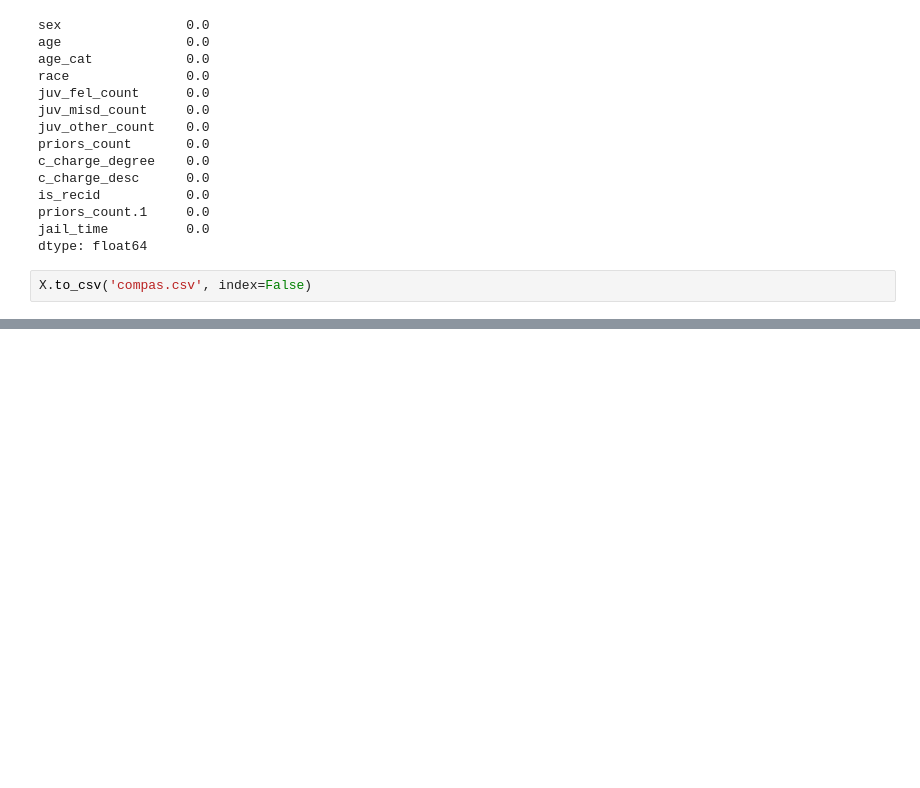
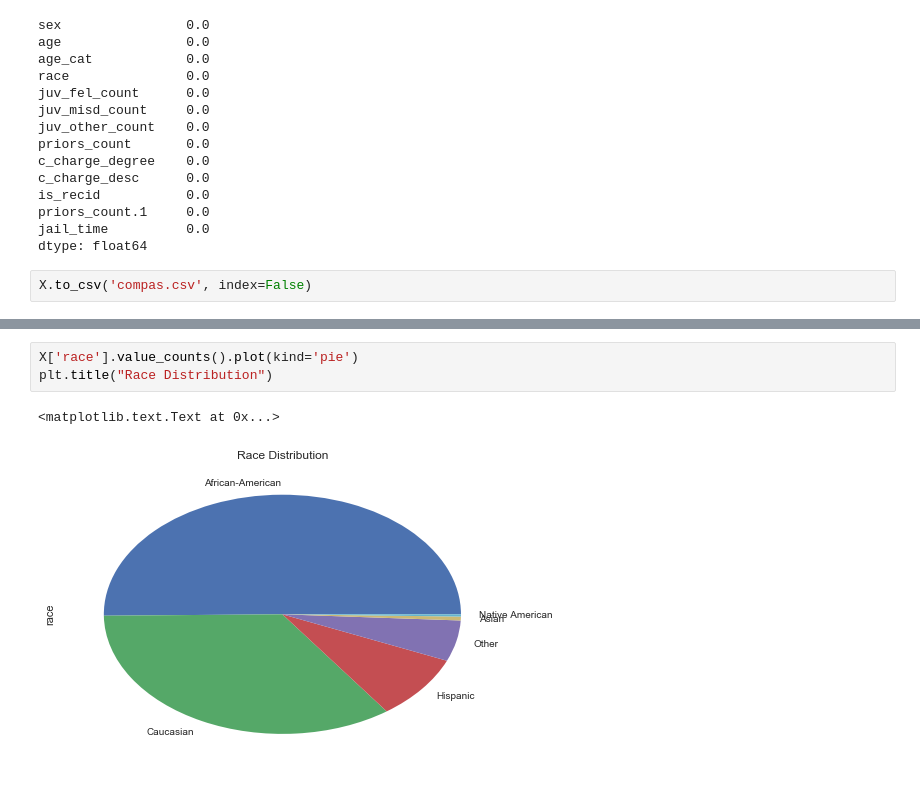
Before and after one commit to jasminecng9999/predicting_recidivism, a Jupyter notebook: COMPAS_visualization.ipynb, the cells around one changed output, grey strips where cells are left out. Cells and saved outputs as stored; diff of their text form; blank space fills up the shorter version.

```diff
--- a/COMPAS_visualization.ipynb
+++ b/COMPAS_visualization.ipynb
@@ -358,0 +369,6 @@ X.to_csv('compas.csv', index=False)
+# %%
+X['race'].value_counts().plot(kind='pie')
+plt.title("Race Distribution")
+# %% [output]
+<matplotlib.text.Text at 0x...>
+[figure, added]
```
Also changed, not shown: parts of 8 cells of this notebook.
